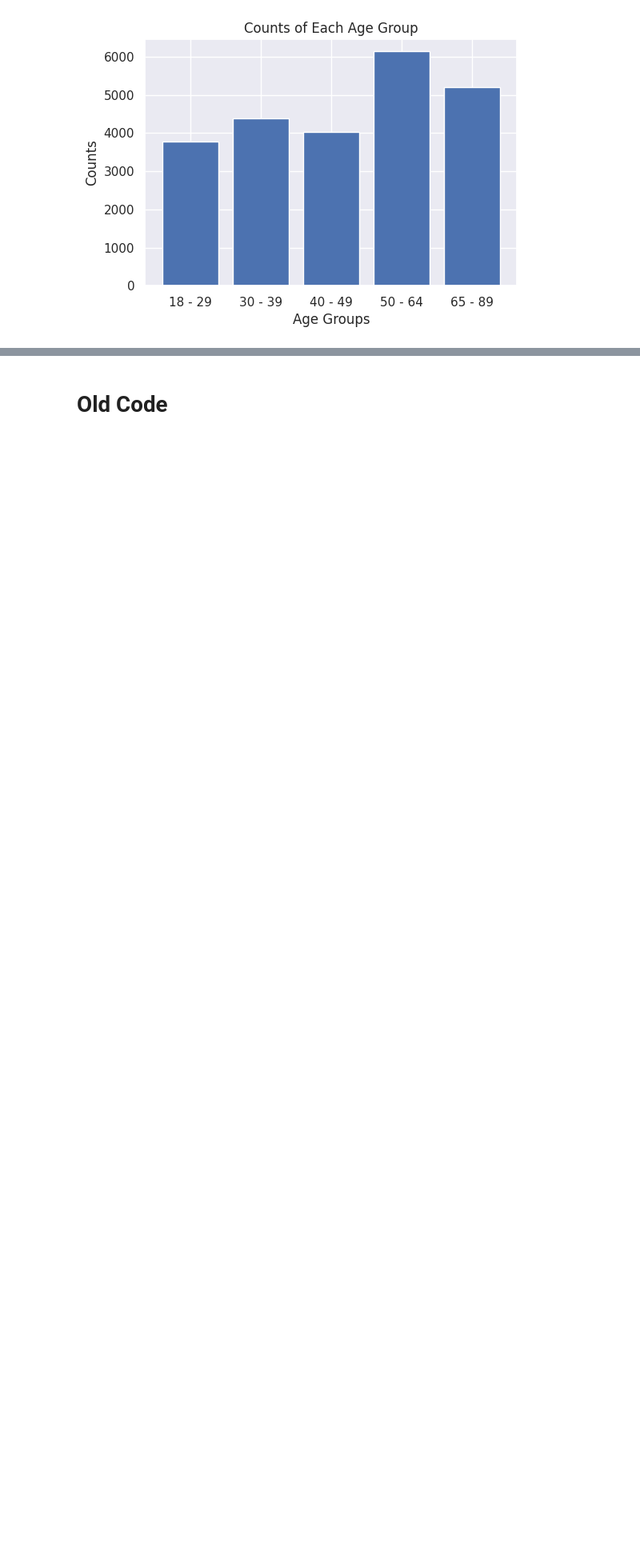
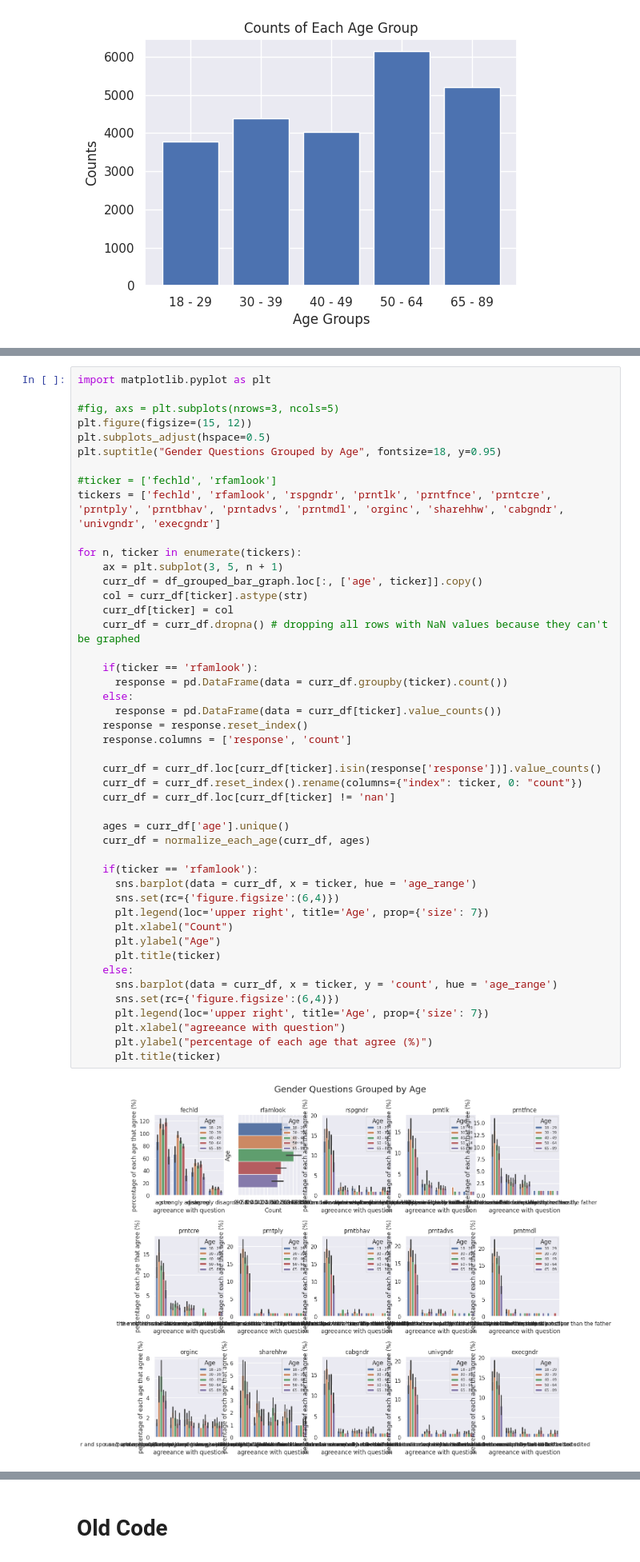
Before and after one commit to amolaka/Notable-Projects, a Jupyter notebook: ds_project.ipynb, the cells around one changed output, grey strips where cells are left out. Shown at 80% size. Saved outputs shown, nothing was run; the diff lists cells and outputs as text; blank space fills up the shorter version.

```diff
--- a/ds_project.ipynb
+++ b/ds_project.ipynb
@@ -451,0 +474,48 @@ plt.show()
+# %%
+import matplotlib.pyplot as plt
+
+#fig, axs = plt.subplots(nrows=3, ncols=5)
+plt.figure(figsize=(15, 12))
+plt.subplots_adjust(hspace=0.5)
+plt.suptitle("Gender Questions Grouped by Age", fontsize=18, y=0.95)
+
+#ticker = ['fechld', 'rfamlook']
+tickers = ['fechld', 'rfamlook', 'rspgndr', 'prntlk', 'prntfnce', 'prntcre', 'prntply', 'prntbhav', 'prntadvs', 'prntmdl', 'orginc', 'sharehhw', 'cabgndr', 'univgndr', 'execgndr']
+
+for n, ticker in enumerate(tickers):
+    ax = plt.subplot(3, 5, n + 1)
+    curr_df = df_grouped_bar_graph.loc[:, ['age', ticker]].copy()
+    col = curr_df[ticker].astype(str)
+    curr_df[ticker] = col
+    curr_df = curr_df.dropna() # dropping all rows with NaN values because they can't be graphed
+
+    if(ticker == 'rfamlook'):
+      response = pd.DataFrame(data = curr_df.groupby(ticker).count())
+    else:
+      response = pd.DataFrame(data = curr_df[ticker].value_counts())
+    response = response.reset_index()
+    response.columns = ['response', 'count']
+
+    curr_df = curr_df.loc[curr_df[ticker].isin(response['response'])].value_counts()
+    curr_df = curr_df.reset_index().rename(columns={"index": ticker, 0: "count"})
+    curr_df = curr_df.loc[curr_df[ticker] != 'nan']
+
+    ages = curr_df['age'].unique()
+    curr_df = normalize_each_age(curr_df, ages)
+
+    if(ticker == 'rfamlook'):
+      sns.barplot(data = curr_df, x = ticker, hue = 'age_range')
+      sns.set(rc={'figure.figsize':(6,4)})
+      plt.legend(loc='upper right', title='Age', prop={'size': 7})
+      plt.xlabel("Count")
+      plt.ylabel("Age")
+      plt.title(ticker)
+    else:
+      sns.barplot(data = curr_df, x = ticker, y = 'count', hue = 'age_range')
+      sns.set(rc={'figure.figsize':(6,4)})
+      plt.legend(loc='upper right', title='Age', prop={'size': 7})
+      plt.xlabel("agreeance with question")
+      plt.ylabel("percentage of each age that agree (%)")
+      plt.title(ticker)
+# %% [output]
+[figure, added]
```
Also changed, not shown: parts of 8 cells of this notebook.
